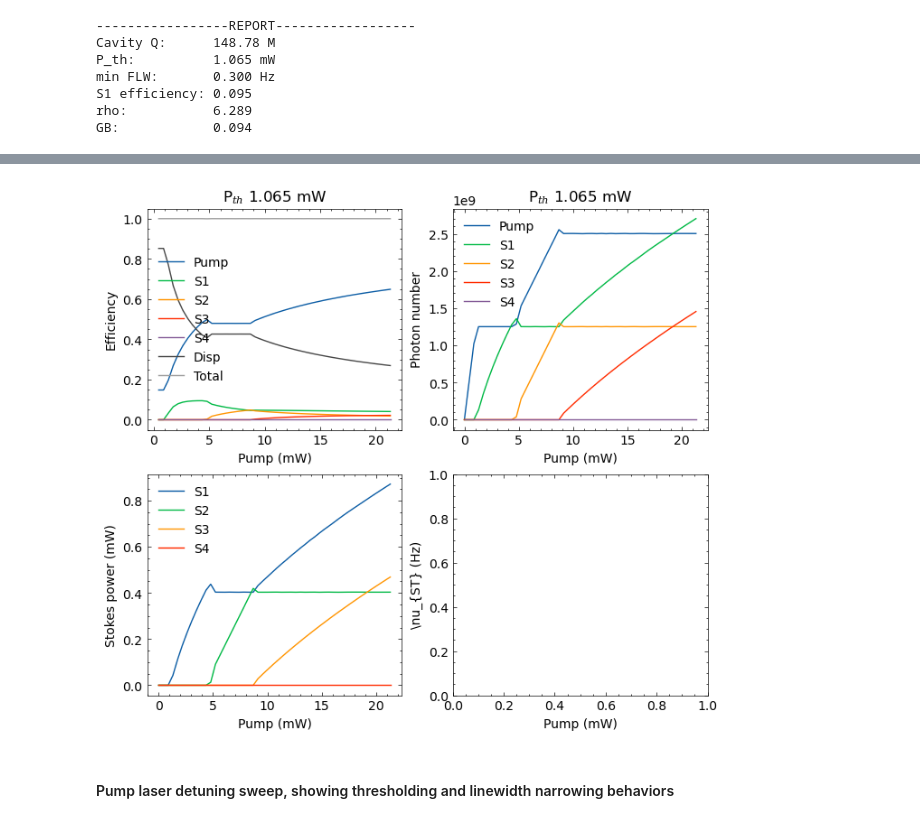
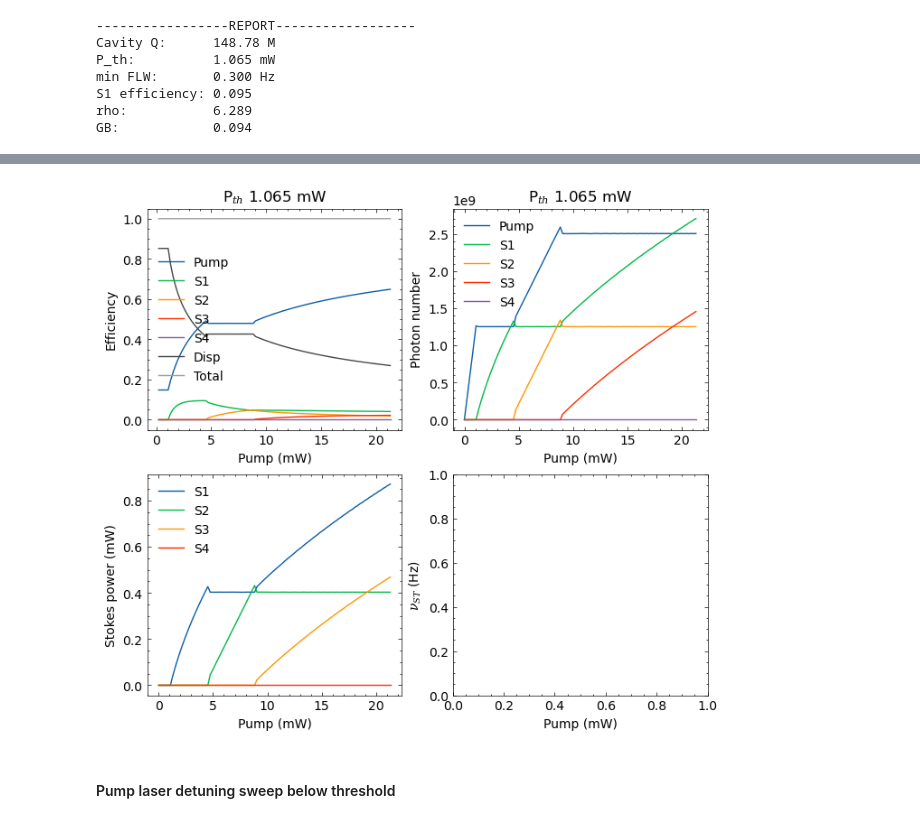
Before and after one commit to kaikai-liu/pyphotonicsims, a Jupyter notebook: notebook/SBS-laser-cascaded-emission-400MQ-TE-R12mm.ipynb, the cells around one changed output, grey strips where cells are left out. Saved outputs shown, nothing was run; the diff lists cells and outputs as text; code cells hidden in the pictures.

Commit message:
update sbs laser notebooks

```diff
--- a/notebook/SBS-laser-cascaded-emission-400MQ-TE-R12mm.ipynb
+++ b/notebook/SBS-laser-cascaded-emission-400MQ-TE-R12mm.ipynb
@@ -93,7 +97,7 @@ GB:            0.094
 # %%
-Px = np.linspace(0,20*sbs.P_th,50)
+Px = np.linspace(0,20*sbs.P_th,100)
 sbs.pump_sweep_visulization(Px)
 # %% [output]
-[figure, old version]
+[figure, new version]
 # %% [markdown]
-#### Pump laser detuning sweep, showing thresholding and linewidth narrowing behaviors
+#### Pump laser detuning sweep below threshold
```
Also changed, not shown: parts of 7 cells of this notebook, 1 other file.
